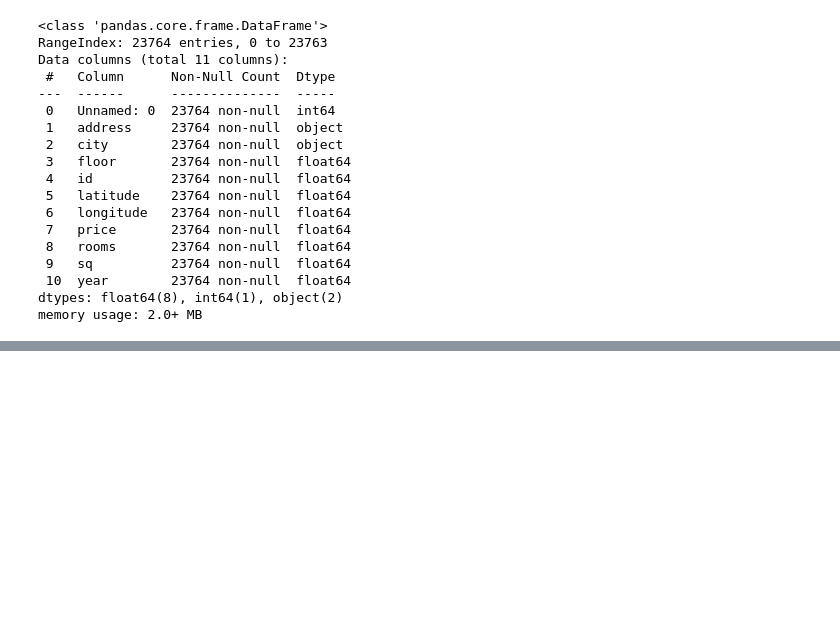
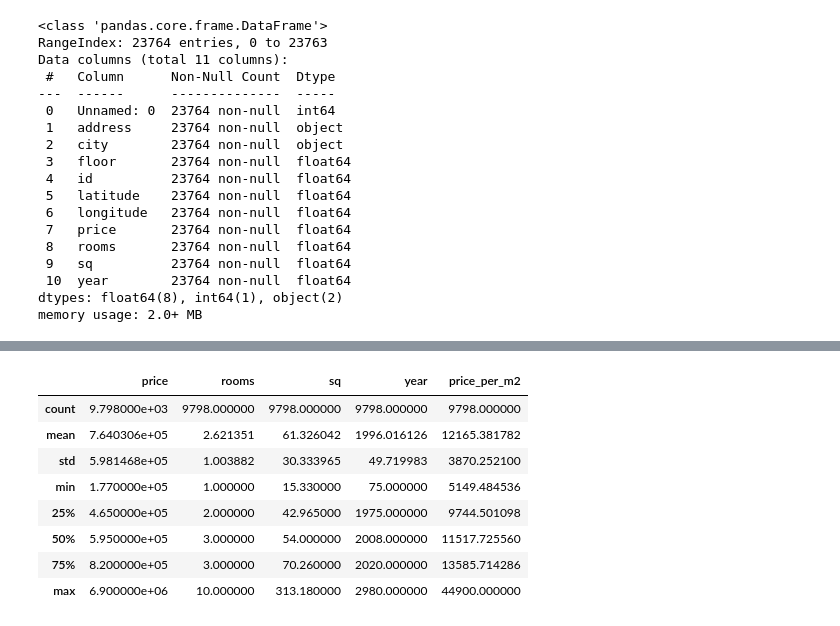
Before and after one commit to M4rselo/Warsaw-Housing-Model, a Jupyter notebook: pl_linear_regression.ipynb, the cells around one changed output, grey strips where cells are left out. Cells and saved outputs as stored; diff of their text form; code cells hidden in the pictures; blank space fills up the shorter version.

```diff
--- a/pl_linear_regression.ipynb
+++ b/pl_linear_regression.ipynb
@@ -55,0 +121,14 @@ wwa_data.head()
+# %%
+wwa_data['price_per_m2'] = wwa_data['price'] / wwa_data['sq']
+wwa_data = wwa_data[(wwa_data['price_per_m2'] > 5000.0) & (wwa_data['price_per_m2'] < 45000.0)]
+wwa_data.describe()
+# %% [output]
+|  | price | rooms | sq | year | price_per_m2 |
+| count | 9.798000e+03 | 9798.000000 | 9798.000000 | 9798.000000 | 9798.000000 |
+| mean | 7.640306e+05 | 2.621351 | 61.326042 | 1996.016126 | 12165.381782 |
+| std | 5.981468e+05 | 1.003882 | 30.333965 | 49.719983 | 3870.252100 |
+| min | 1.770000e+05 | 1.000000 | 15.330000 | 75.000000 | 5149.484536 |
+| 25% | 4.650000e+05 | 2.000000 | 42.965000 | 1975.000000 | 9744.501098 |
+| 50% | 5.950000e+05 | 3.000000 | 54.000000 | 2008.000000 | 11517.725560 |
+| 75% | 8.200000e+05 | 3.000000 | 70.260000 | 2020.000000 | 13585.714286 |
+| max | 6.900000e+06 | 10.000000 | 313.180000 | 2980.000000 | 44900.000000 |
```
Also changed, not shown: parts of 11 cells of this notebook.
